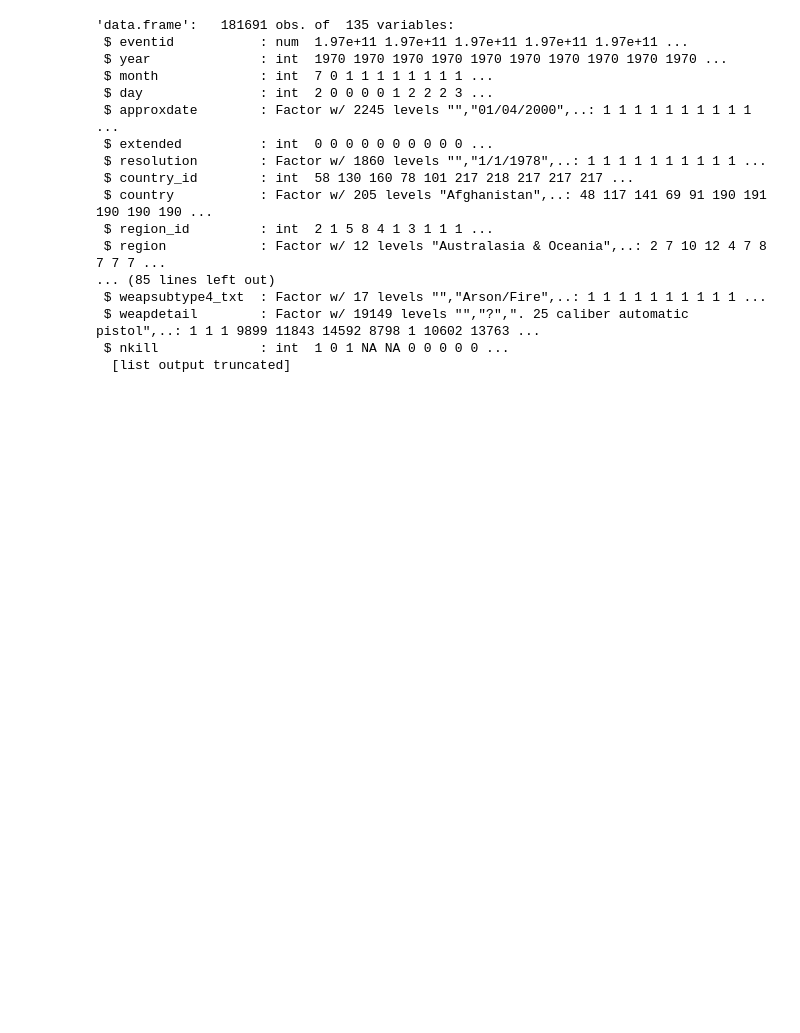
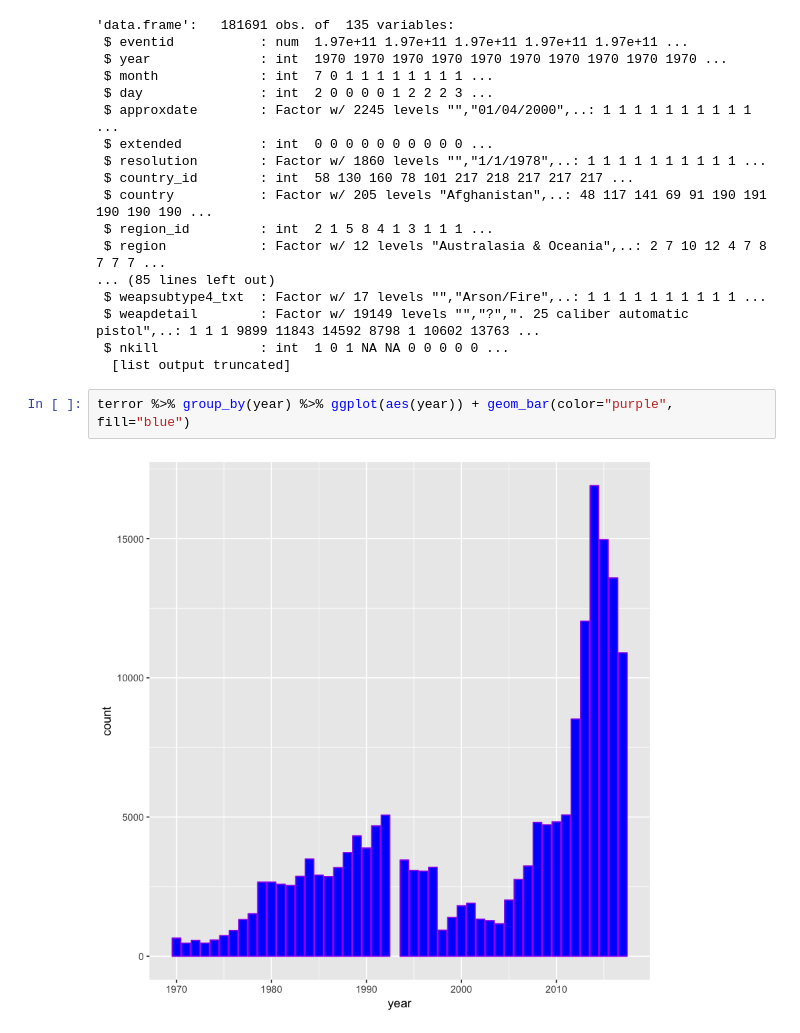
Before and after one commit to PascaI/dasb-terrorism, a Jupyter notebook: Terrorism.ipynb, the cells around one changed output. Drawn from its saved outputs; the diff is of its cells as text; blank space fills up the shorter version.

Commit message:
Add Graph

```diff
--- a/Terrorism.ipynb
+++ b/Terrorism.ipynb
@@ -72,3 +72,7 @@ str(terror)
  $ weapdetail        : Factor w/ 19149 levels "","?",". 25 caliber automatic pistol",..: 1 1 1 9899 11843 14592 8798 1 10602 13763 ...
  $ nkill             : int  1 0 1 NA NA 0 0 0 0 0 ...
   [list output truncated]
+# %%
+terror %>% group_by(year) %>% ggplot(aes(year)) + geom_bar(color="purple", fill="blue")
+# %% [output]
+[figure, added]
```
